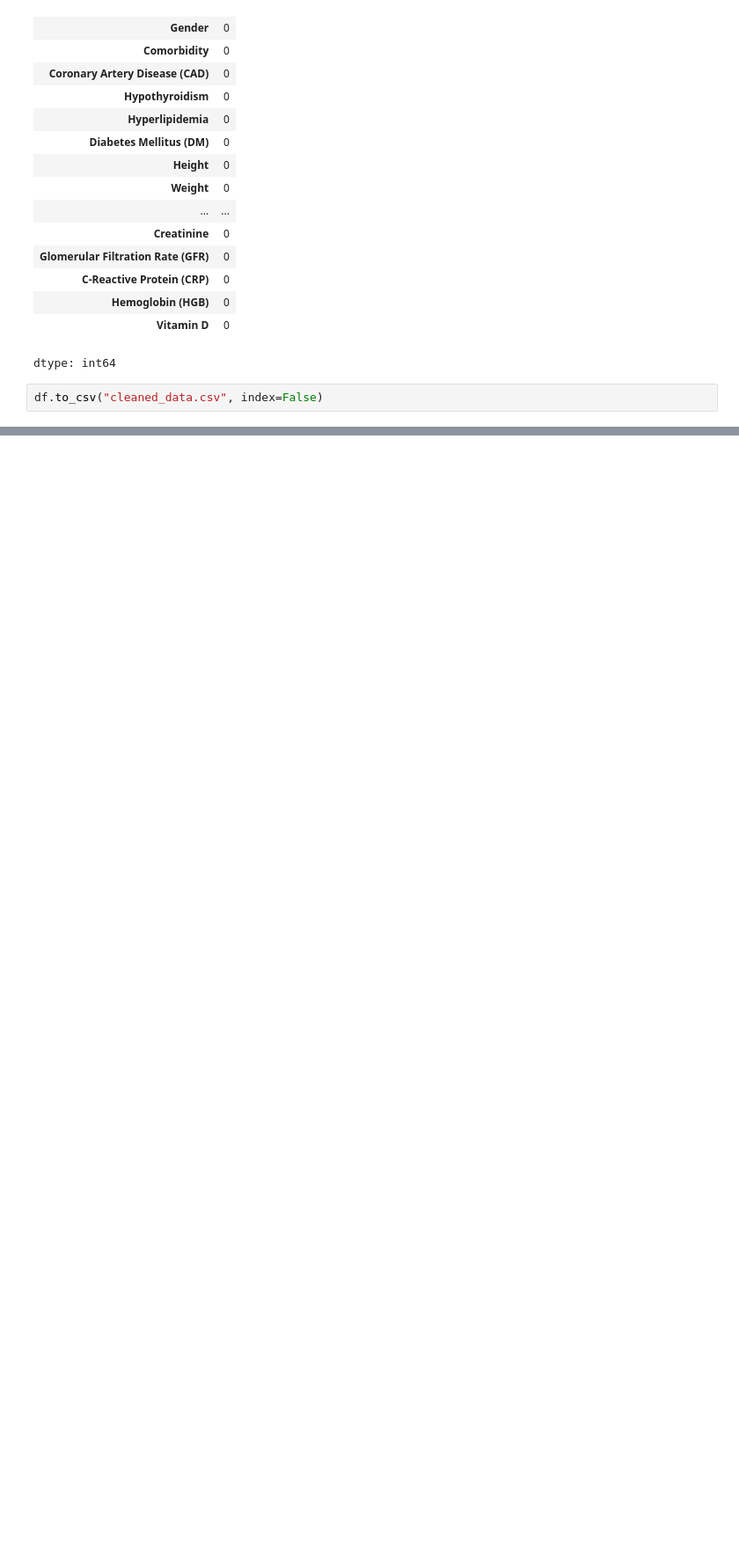
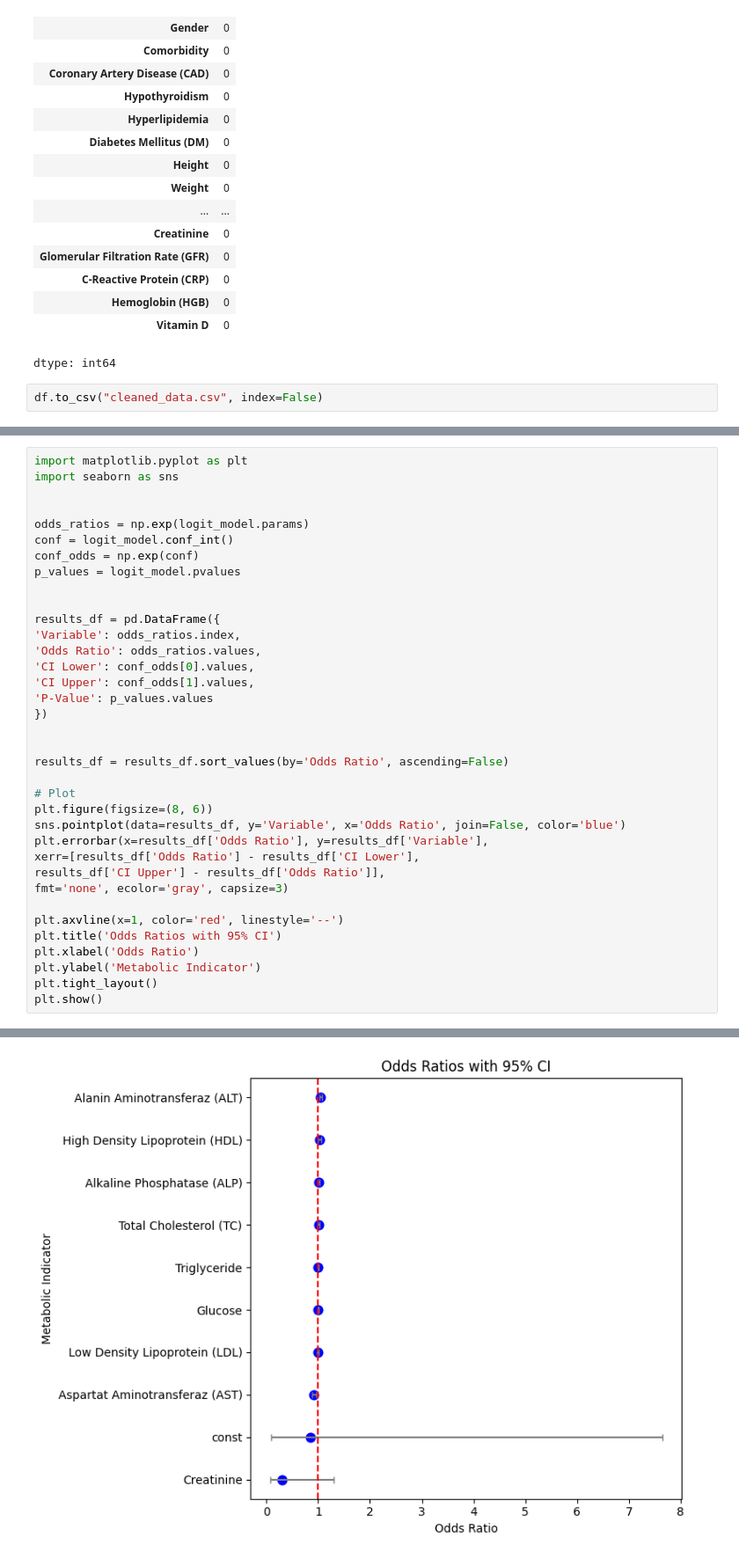
Before and after one commit to browndoneta/DSRP-Doneta, a Jupyter notebook: Gallstone_Research_Project.ipynb, the cells around one changed output, grey strips where cells are left out. Shown: that part at 88% size. Drawn from its saved outputs; the diff is of its cells as text; blank space fills up the shorter version.

```diff
--- a/Gallstone_Research_Project.ipynb
+++ b/Gallstone_Research_Project.ipynb
@@ -183,0 +424,37 @@ SyntaxError: unterminated string literal (detected at line 12) (ipython-input-23
+# %%
+import matplotlib.pyplot as plt
+import seaborn as sns
+
+
+odds_ratios = np.exp(logit_model.params)
+conf = logit_model.conf_int()
+conf_odds = np.exp(conf)
+p_values = logit_model.pvalues
+
+
+results_df = pd.DataFrame({
+'Variable': odds_ratios.index,
+'Odds Ratio': odds_ratios.values,
+'CI Lower': conf_odds[0].values,
+'CI Upper': conf_odds[1].values,
+'P-Value': p_values.values
+})
+
+
+results_df = results_df.sort_values(by='Odds Ratio', ascending=False)
+
+# Plot
+plt.figure(figsize=(8, 6))
+sns.pointplot(data=results_df, y='Variable', x='Odds Ratio', join=False, color='blue')
+plt.errorbar(x=results_df['Odds Ratio'], y=results_df['Variable'],
+xerr=[results_df['Odds Ratio'] - results_df['CI Lower'],
+results_df['CI Upper'] - results_df['Odds Ratio']],
+fmt='none', ecolor='gray', capsize=3)
+
+plt.axvline(x=1, color='red', linestyle='--')
+plt.title('Odds Ratios with 95% CI')
+plt.xlabel('Odds Ratio')
+plt.ylabel('Metabolic Indicator')
+plt.tight_layout()
+plt.show()
+# %% [output]
@@ -183,0 +464 @@ SyntaxError: unterminated string literal (detected at line 12) (ipython-input-23
+[figure, added]
```
Also changed, not shown: parts of 22 cells of this notebook.
